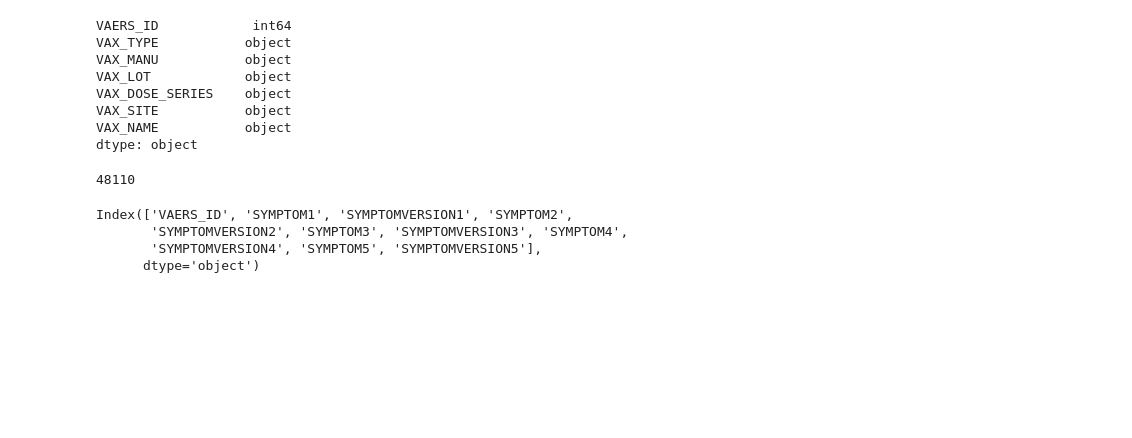
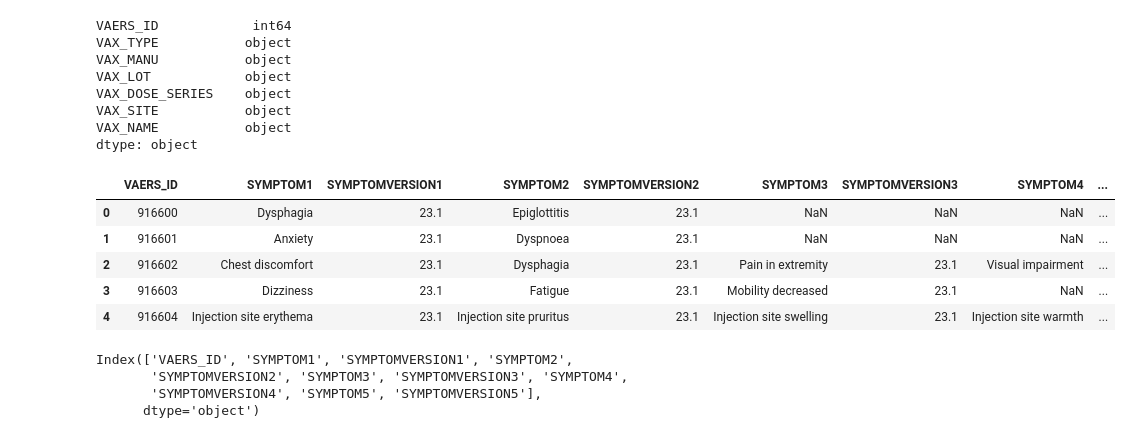
Before and after one commit to Komal77rao/Project--COVID-19, a Jupyter notebook: Cleaning_data.ipynb, the cells around one changed output. Cells and saved outputs as stored; diff of their text form; code cells hidden in the pictures; blank space fills up the shorter version.

```diff
--- a/Cleaning_data.ipynb
+++ b/Cleaning_data.ipynb
@@ -335,9 +429,13 @@ VAX_NAME           object
 dtype: object
 # %%
 vax_symptoms.head()
-len(vax_symptoms)
 # %% [output]
-48110
+|  | VAERS_ID | SYMPTOM1 | SYMPTOMVERSION1 | SYMPTOM2 | SYMPTOMVERSION2 | SYMPTOM3 | SYMPTOMVERSION3 | SYMPTOM4 | ... |
+| 0 | 916600 | Dysphagia | 23.1 | Epiglottitis | 23.1 | NaN | NaN | NaN | ... |
+| 1 | 916601 | Anxiety | 23.1 | Dyspnoea | 23.1 | NaN | NaN | NaN | ... |
+| 2 | 916602 | Chest discomfort | 23.1 | Dysphagia | 23.1 | Pain in extremity | 23.1 | Visual impairment | ... |
+| 3 | 916603 | Dizziness | 23.1 | Fatigue | 23.1 | Mobility decreased | 23.1 | NaN | ... |
+| 4 | 916604 | Injection site erythema | 23.1 | Injection site pruritus | 23.1 | Injection site swelling | 23.1 | Injection site warmth | ... |
 # %%
 vax_symptoms.columns
 # %% [output]
```
Also changed, not shown: parts of 9 cells of this notebook, 1 other file.
